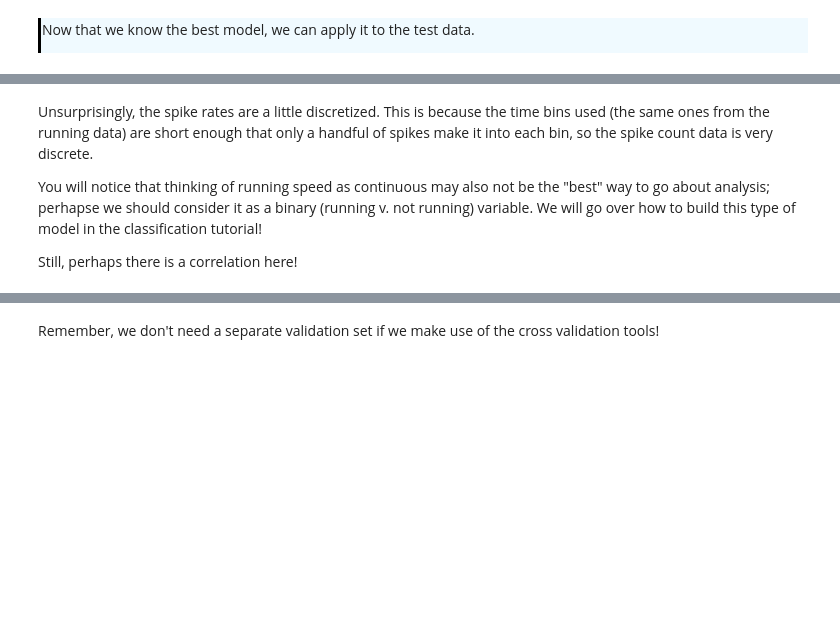
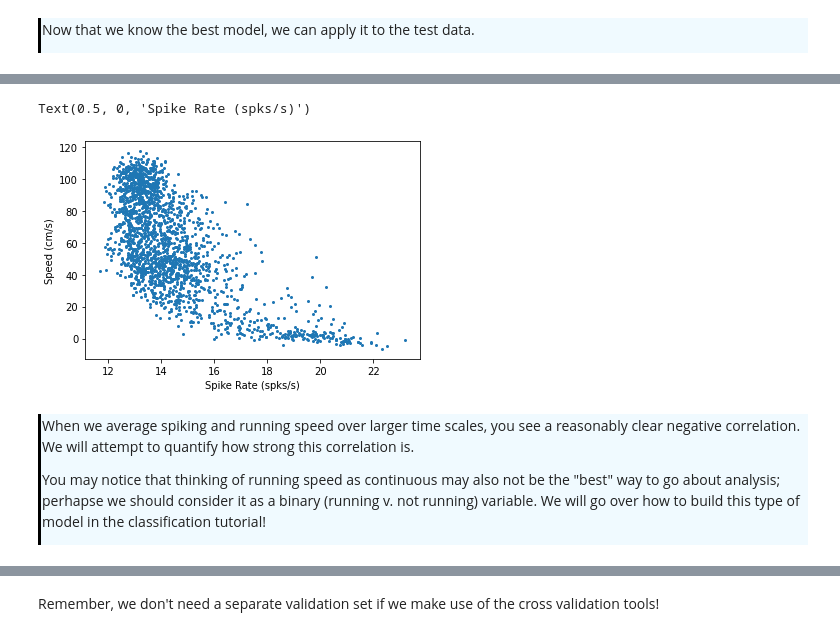
Before and after one commit to AllenInstitute/swdb_2022, a Jupyter notebook: Tutorials/Solutions/0_Regression_wSolutions.ipynb, the cells around one changed output, grey strips where cells are left out. Cells and saved outputs as stored; diff of their text form; code cells hidden in the pictures; blank space fills up the shorter version.

Commit message:
updated regression tutorials

```diff
--- a/Tutorials/Solutions/0_Regression_wSolutions.ipynb
+++ b/Tutorials/Solutions/0_Regression_wSolutions.ipynb
@@ -459,7 +464,33 @@ ax[2].set_xlabel('Spike rate (spk/s)')
+# %%
+# want to increase our bin size since spike rate is very discretized at small bin sizes
+
+# first, average running speed over several adjacent bins
+bins_to_average = 25
+smooth_running_timestamps = running_timestamps[::bins_to_average]
+smooth_running_speed = np.mean(np.array(running_speed[:(len(smooth_running_timestamps)-1)*bins_to_average]).reshape(-1, bins_to_average), axis=1)
+
+# then get average firing rates over same timestamps
+smooth_counts = np.zeros((len(good_units),len(smooth_running_timestamps)-1))
+for ind, unit in enumerate(good_units.index):
+    unit_spiketimes = good_spiketimes[unit]
+    smooth_counts[ind,:] = np.histogram(unit_spiketimes,smooth_running_timestamps)[0]
+
+# Add all the spike rates to get multiunit activity
+smooth_spike_counts = np.mean(smooth_counts, axis=0)
+avg_spike_rates = smooth_spike_counts/np.diff(smooth_running_timestamps)
+# %%
+fig, ax = plt.subplots(1,1)
+
+ax.plot(avg_spike_rates[:2000],smooth_running_speed[:2000], 'o', ms=2)
+ax.set_ylabel('Speed (cm/s)')
+ax.set_xlabel('Spike Rate (spks/s)')
+# %% [output]
+Text(0.5, 0, 'Spike Rate (spks/s)')
+[figure, added]
 # %% [markdown]
-Unsurprisingly, the spike rates are a little discretized. This is because the time bins used (the same ones from the running data) are short enough that only a handful of spikes make it into each bin, so the spike count data is very discrete.
+<div style="border-left: 3px solid #000; padding: 1px; padding-left: 10px; background: #F0FAFF; ">
+<p>When we average spiking and running speed over larger time scales, you see a reasonably clear negative correlation. We will attempt to quantify how strong this correlation is.</p>
 
-You will notice that thinking of running speed as continuous may also not be the "best" way to go about analysis; perhapse we should consider it as a binary (running v. not running) variable. We will go over how to build this type of model in the classification tutorial!
-
-Still, perhaps there is a correlation here!
+<p>You may notice that thinking of running speed as continuous may also not be the "best" way to go about analysis; perhapse we should consider it as a binary (running v. not running) variable. We will go over how to build this type of model in the classification tutorial!</p>
+    </div>
 # %%
```
Also changed, not shown: parts of 49 cells of this notebook, 1 other file.
